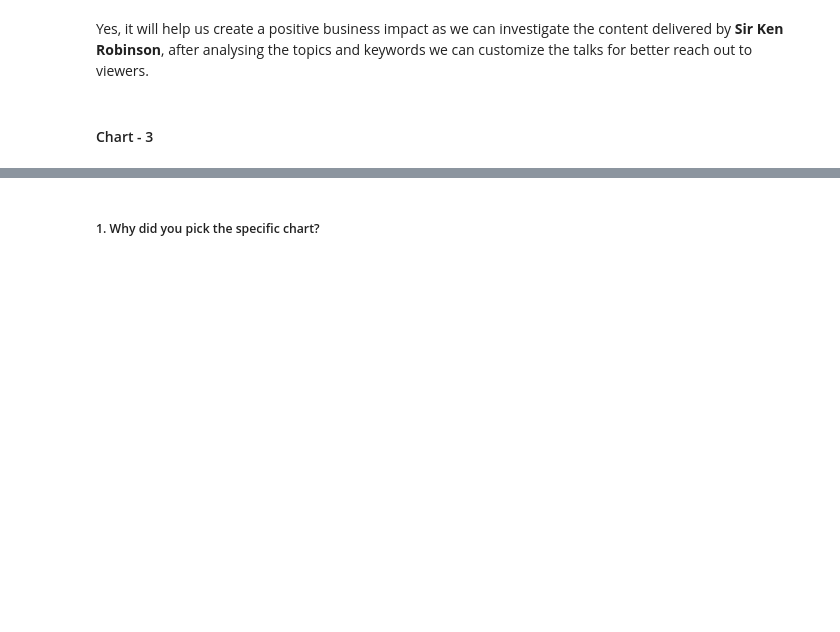
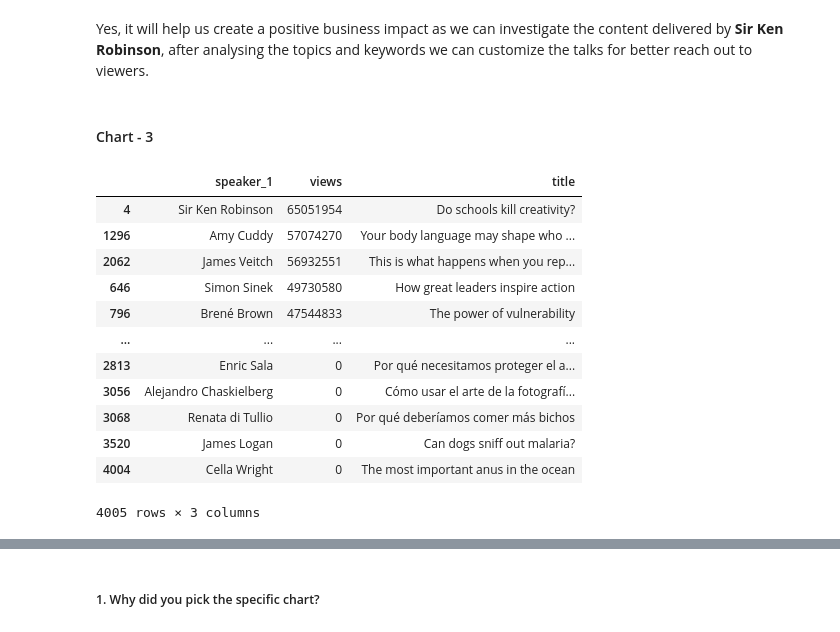
Before and after one commit to abhishekdhasmana17/ted-talk-view-prediction, a Jupyter notebook: Ted_Talk_Views_Prediction.ipynb, the cells around one changed output, grey strips where cells are left out. Cells and saved outputs as stored; diff of their text form; code cells hidden in the pictures; blank space fills up the shorter version.

```diff
--- a/Ted_Talk_Views_Prediction.ipynb
+++ b/Ted_Talk_Views_Prediction.ipynb
@@ -666,0 +665,21 @@ Yes, it will help us create a positive business impact as we can investigate the
+# %%
+# Chart - 3 visualization code
+
+#top 5 most viewed videos
+pop_vid5=df.nlargest(5, ['views'])
+pop_vid=df.nlargest(4005, ['views'])
+pop_vid[['speaker_1','views','title']]
+# %% [output]
+|  | speaker_1 | views | title |
+| 4 | Sir Ken Robinson | 65051954 | Do schools kill creativity? |
+| 1296 | Amy Cuddy | 57074270 | Your body language may shape who ... |
+| 2062 | James Veitch | 56932551 | This is what happens when you rep... |
+| 646 | Simon Sinek | 49730580 | How great leaders inspire action |
+| 796 | Brené Brown | 47544833 | The power of vulnerability |
+| ... | ... | ... | ... |
+| 2813 | Enric Sala | 0 | Por qué necesitamos proteger el a... |
+| 3056 | Alejandro Chaskielberg | 0 | Cómo usar el arte de la fotografí... |
+| 3068 | Renata di Tullio | 0 | Por qué deberíamos comer más bichos |
+| 3520 | James Logan | 0 | Can dogs sniff out malaria? |
+| 4004 | Cella Wright | 0 | The most important anus in the ocean |
+4005 rows × 3 columns
```
Also changed, not shown: parts of 8 cells of this notebook.
